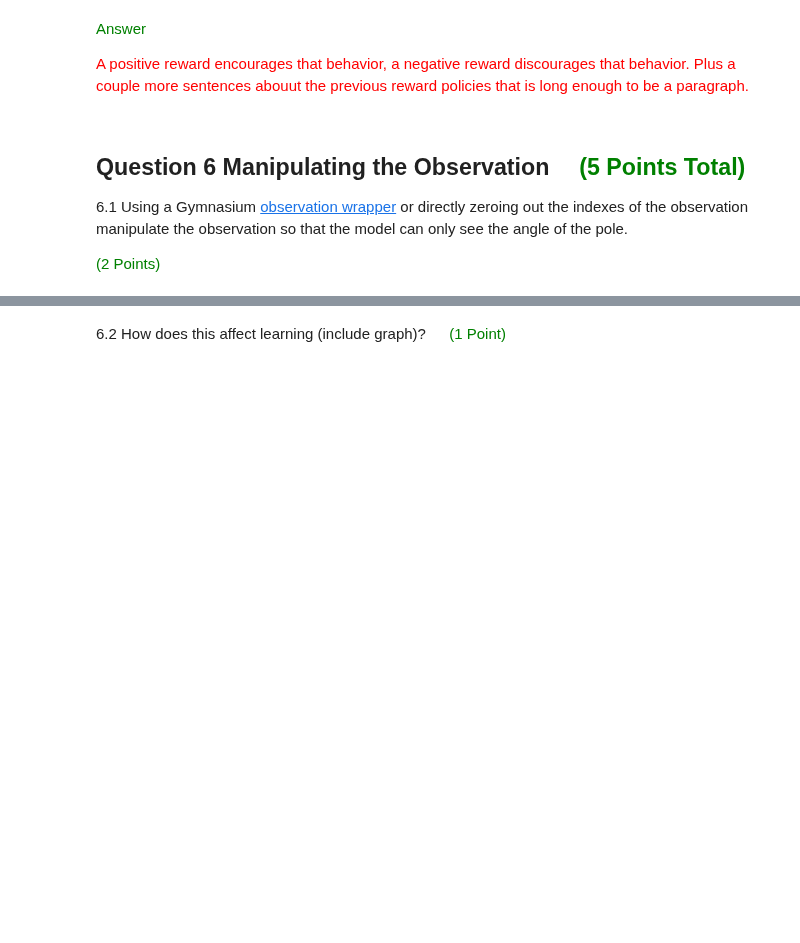
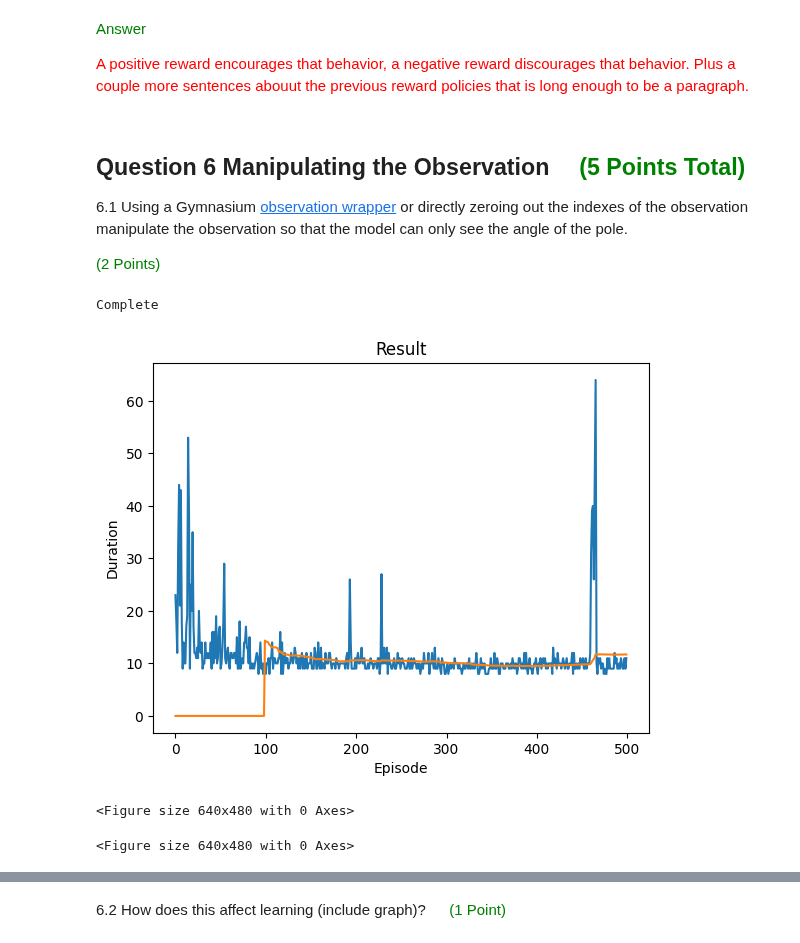
Before and after one commit to Braingeneers-Education/WetAI-Reinforcement-Learning, a Jupyter notebook: reinforcement_learning_answers.ipynb, the cells around one changed output, grey strips where cells are left out. Drawn from its saved outputs; the diff is of its cells as text; code cells hidden in the pictures; blank space fills up the shorter version.

```diff
--- a/reinforcement_learning_answers.ipynb
+++ b/reinforcement_learning_answers.ipynb
@@ -1413,6 +1414,7 @@ episode_durations = []
 
 # make a new environment
 init_env = gym.make('CartPole-v1', render_mode='rgb_array')
+init_env = TransformObservation(init_env, lambda obs: obs * np.array([0, 0, 1, 0]))
 folder_name = os.path.join('video', 'CartPole-v1', f'{uuid.uuid4()}')
 env = RecordVideo(init_env, folder_name, disable_logger=True)
 
@@ -1466,30 +1468,35 @@ def train_loop(environment, episodes):
 
             # Soft update of the target network's weights
             # θ′ ← τ θ + (1 −τ )θ′
             target_net_state_dict = target_net.state_dict()
             policy_net_state_dict = policy_net.state_dict()
             for key in policy_net_state_dict:
                 target_net_state_dict[key] = policy_net_state_dict[key]*TAU + target_net_state_dict[key]*(1-TAU)
             target_net.load_state_dict(target_net_state_dict)
 
             if done:
                 episode_durations.append(t + 1)
                 plot_durations()
                 break
 
         #### ADDED CODE FOR THIS QUESTION ####
         episode_reward_hist.append(record_reward)
 
     print('Complete')
     plot_durations(show_result=True)
     plt.ioff()
     plt.show()
 
     #### ADDED CODE FOR THIS QUESTION ####
     return episode_reward_hist
 
 # call the training loop
 episode_reward_hist = train_loop(env, 500)  # Edit this!!!
 
 # close the environment
 env.close()
+# %% [output]
+Complete
+[figure, added]
+<Figure size 640x480 with 0 Axes>
+<Figure size 640x480 with 0 Axes>
```
Also changed, not shown: parts of 38 cells of this notebook, 1 other file.
